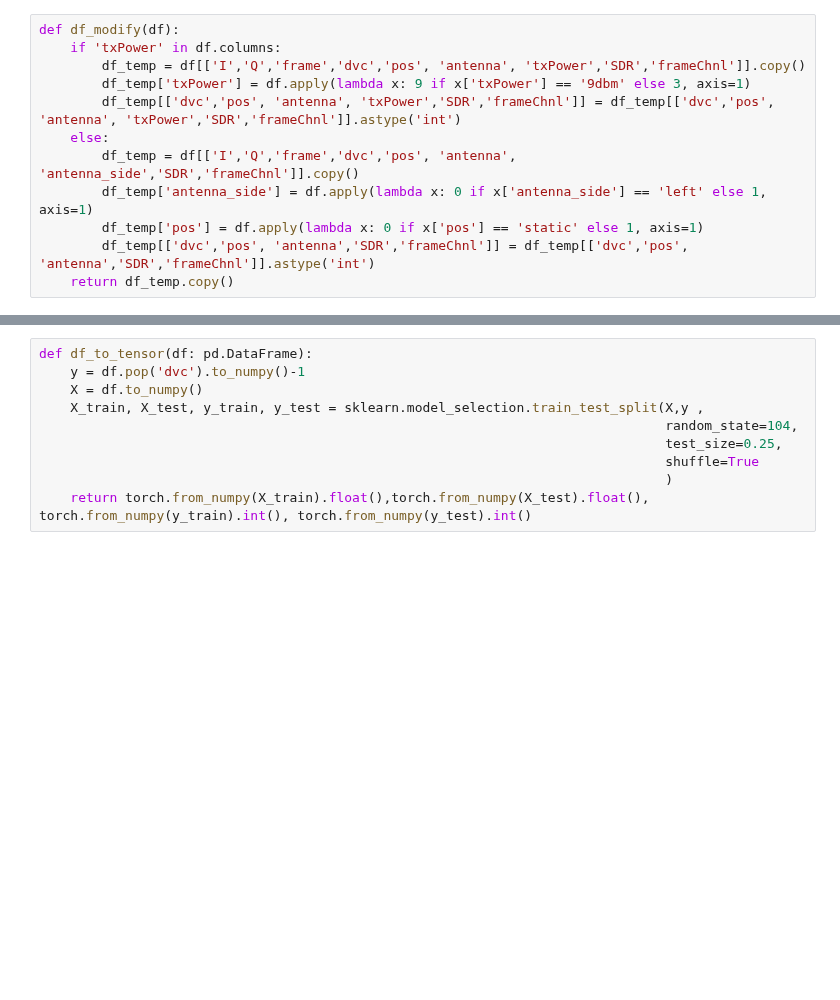
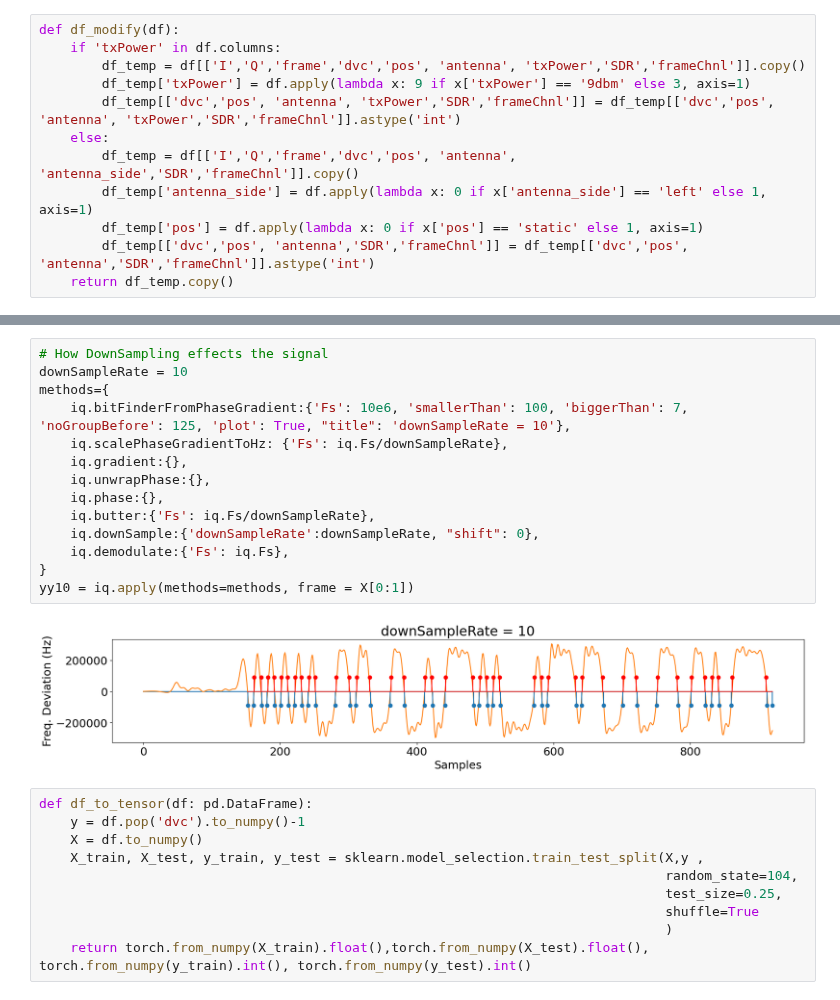
Before and after one commit to mkashani-phd/BLEWBAN_Dataset, a Jupyter notebook: Examples/Bayesian_neural_network.ipynb, the cells around one changed output, grey strips where cells are left out. Cells and saved outputs as stored; diff of their text form; blank space fills up the shorter version.

```diff
--- a/Examples/Bayesian_neural_network.ipynb
+++ b/Examples/Bayesian_neural_network.ipynb
@@ -40,3 +300,19 @@ def df_modify(df):
+# %%
+# How DownSampling effects the signal
+downSampleRate = 10
+methods={
+    iq.bitFinderFromPhaseGradient:{'Fs': 10e6, 'smallerThan': 100, 'biggerThan': 7, 'noGroupBefore': 125, 'plot': True, "title": 'downSampleRate = 10'},
+    iq.scalePhaseGradientToHz: {'Fs': iq.Fs/downSampleRate},
+    iq.gradient:{},
+    iq.unwrapPhase:{},
+    iq.phase:{},
+    iq.butter:{'Fs': iq.Fs/downSampleRate},
+    iq.downSample:{'downSampleRate':downSampleRate, "shift": 0},
+    iq.demodulate:{'Fs': iq.Fs},
+}
+yy10 = iq.apply(methods=methods, frame = X[0:1])
+# %% [output]
+[figure, added]
 # %%
 def df_to_tensor(df: pd.DataFrame):
     y = df.pop('dvc').to_numpy()-1
```
Also changed, not shown: parts of 17 cells of this notebook, 1 other file.
